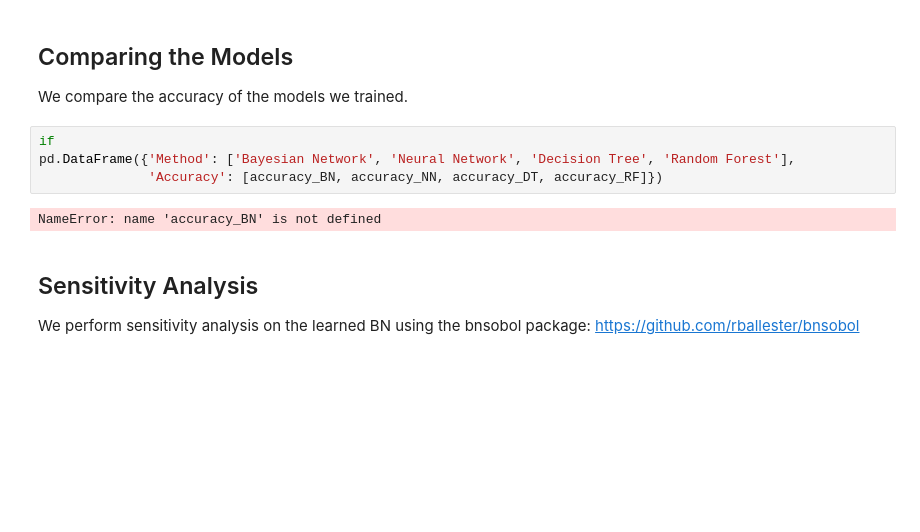
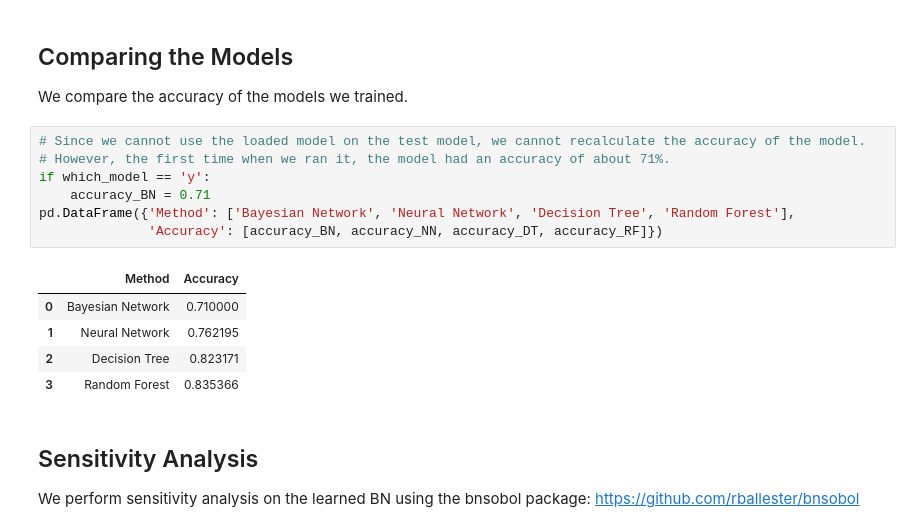
Before and after one commit to SagarParekh97/Decision-Making-under-Uncertainty, a Jupyter notebook: P1/P1.ipynb, the cells around one changed output. Drawn from its saved outputs; the diff is of its cells as text; blank space fills up the shorter version.

```diff
--- a/P1/P1.ipynb
+++ b/P1/P1.ipynb
@@ -498,11 +498,18 @@ Accuracy of Random Forest:  0.8536585365853658
 ## Comparing the Models
 We compare the accuracy of the models we trained.
 # %%
-if
+# Since we cannot use the loaded model on the test model, we cannot recalculate the accuracy of the model.
+# However, the first time when we ran it, the model had an accuracy of about 71%.
+if which_model == 'y':
+    accuracy_BN = 0.71
 pd.DataFrame({'Method': ['Bayesian Network', 'Neural Network', 'Decision Tree', 'Random Forest'],
               'Accuracy': [accuracy_BN, accuracy_NN, accuracy_DT, accuracy_RF]})
 # %% [output]
-NameError: name 'accuracy_BN' is not defined
+|  | Method | Accuracy |
+| 0 | Bayesian Network | 0.710000 |
+| 1 | Neural Network | 0.762195 |
+| 2 | Decision Tree | 0.823171 |
+| 3 | Random Forest | 0.835366 |
 # %% [markdown]
 ## Sensitivity Analysis
 We perform sensitivity analysis on the learned BN using the bnsobol package: https://github.com/rballester/bnsobol
```
Also changed, not shown: parts of 6 cells of this notebook, 48 other files.
